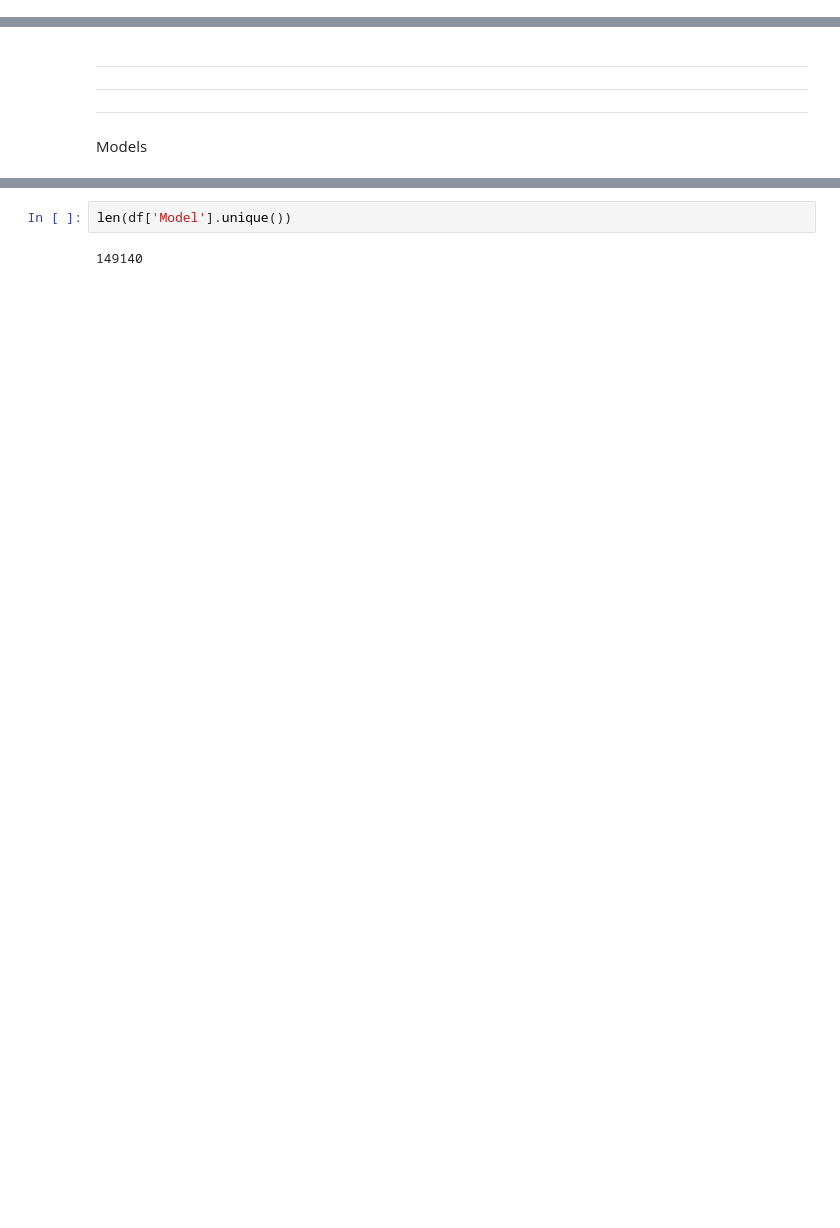
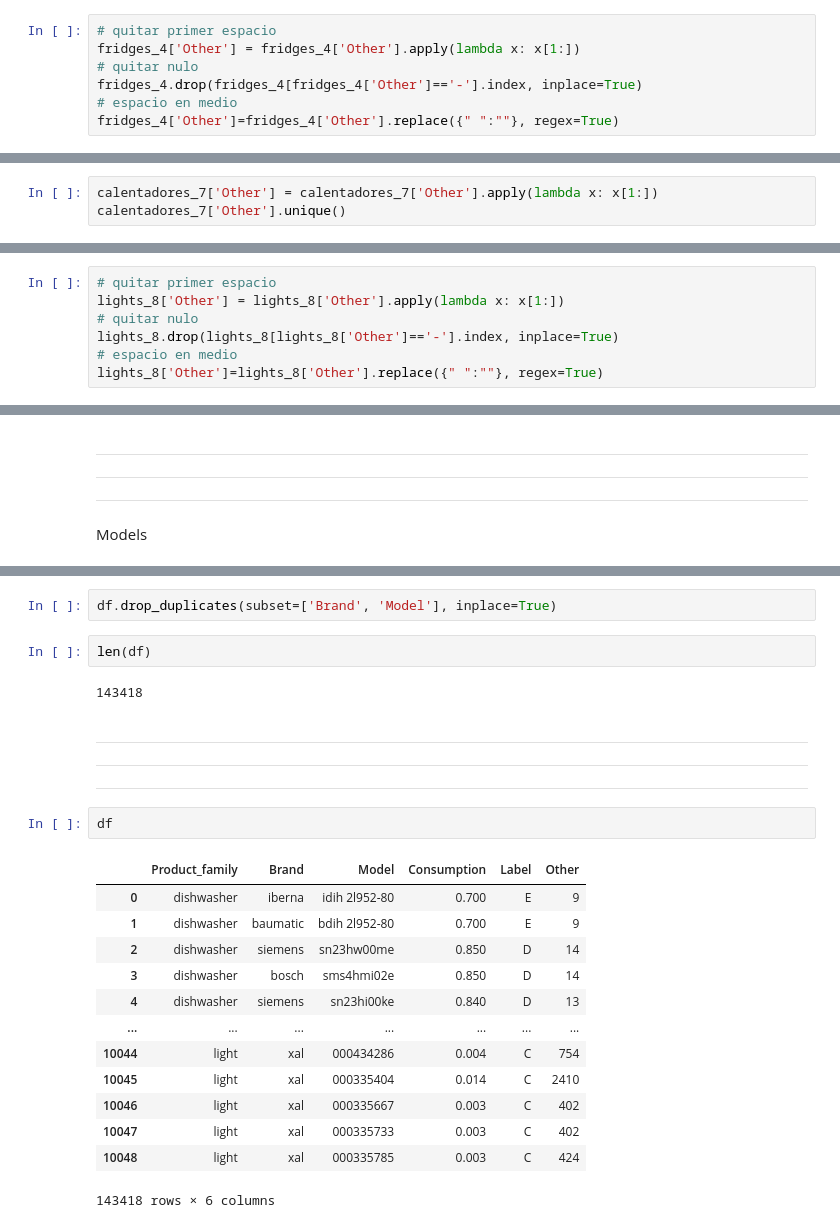
Before and after one commit to laurabarredaagusti/desafio_tripulaciones, a Jupyter notebook: notebooks/data_cleaning/data_all_df_clear_mario.ipynb, the cells around one changed output, grey strips where cells are left out. Drawn from its saved outputs; the diff is of its cells as text; blank space fills up the shorter version.

```diff
--- a/notebooks/data_cleaning/data_all_df_clear_mario.ipynb
+++ b/notebooks/data_cleaning/data_all_df_clear_mario.ipynb
@@ -14,0 +63,7 @@ lights_8=pd.read_csv('../../../desafio_tripulaciones-develop2/data/eprel/clean_d
+# %%
+# quitar primer espacio
+fridges_4['Other'] = fridges_4['Other'].apply(lambda x: x[1:])
+# quitar nulo
+fridges_4.drop(fridges_4[fridges_4['Other']=='-'].index, inplace=True)
+# espacio en medio
+fridges_4['Other']=fridges_4['Other'].replace({" ":""}, regex=True)
@@ -20,0 +102,3 @@ calentadores_7.head(1)
+# %%
+calentadores_7['Other'] = calentadores_7['Other'].apply(lambda x: x[1:])
+calentadores_7['Other'].unique()
@@ -20,0 +114,7 @@ calentadores_7.head(1)
+# %%
+# quitar primer espacio
+lights_8['Other'] = lights_8['Other'].apply(lambda x: x[1:])
+# quitar nulo
+lights_8.drop(lights_8[lights_8['Other']=='-'].index, inplace=True)
+# espacio en medio
+lights_8['Other']=lights_8['Other'].replace({" ":""}, regex=True)
@@ -954,4 +1052,26 @@ len(df)
+# %%
+df.drop_duplicates(subset=['Brand', 'Model'], inplace=True)
 # %%
-len(df['Model'].unique())
+len(df)
 # %% [output]
-149140
+143418
+# %% [markdown]
+----
+----
+----
+# %%
+df
+# %% [output]
+|  | Product_family | Brand | Model | Consumption | Label | Other |
+| 0 | dishwasher | iberna | idih 2l952-80 | 0.700 | E | 9 |
+| 1 | dishwasher | baumatic | bdih 2l952-80 | 0.700 | E | 9 |
+| 2 | dishwasher | siemens | sn23hw00me | 0.850 | D | 14 |
+| 3 | dishwasher | bosch | sms4hmi02e | 0.850 | D | 14 |
+| 4 | dishwasher | siemens | sn23hi00ke | 0.840 | D | 13 |
+| ... | ... | ... | ... | ... | ... | ... |
+| 10044 | light | xal | 000434286 | 0.004 | C | 754 |
+| 10045 | light | xal | 000335404 | 0.014 | C | 2410 |
+| 10046 | light | xal | 000335667 | 0.003 | C | 402 |
+| 10047 | light | xal | 000335733 | 0.003 | C | 402 |
+| 10048 | light | xal | 000335785 | 0.003 | C | 424 |
+143418 rows × 6 columns
```
Also changed, not shown: parts of 35 cells of this notebook, 2 other files.
